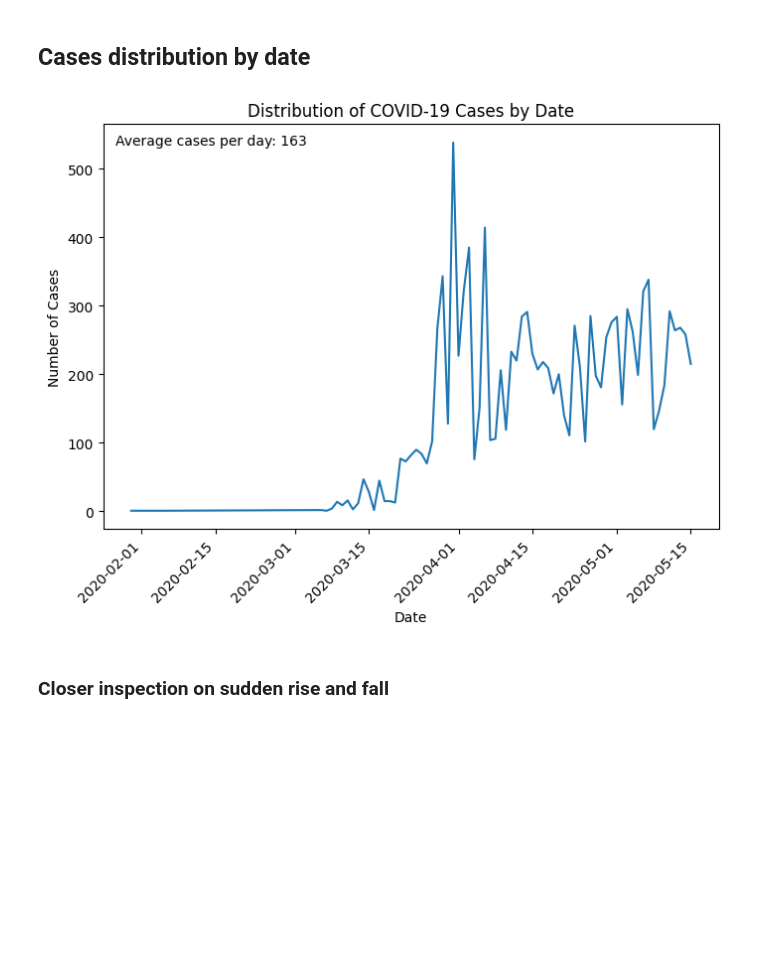
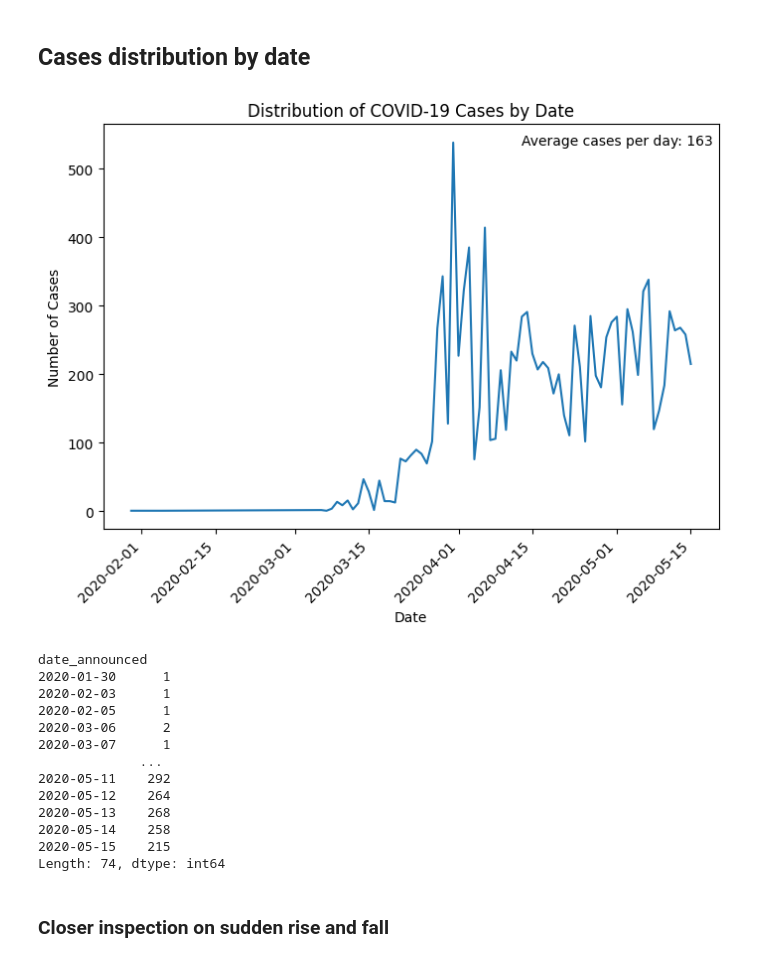
Before and after one commit to Ashvalano/covid_data_analysis, a Jupyter notebook: covid analysis.ipynb, the cells around one changed output. Cells and saved outputs as stored; diff of their text form; code cells hidden in the pictures; blank space fills up the shorter version.

```diff
--- a/covid analysis.ipynb
+++ b/covid analysis.ipynb
@@ -216,23 +216,37 @@ plt.show()
 # %%
 covidData['date_announced'] = pd.to_datetime(covidData['date_announced'])
 # covidData.info()
 
 cases_by_date = covidData.groupby('date_announced').size()
 mean_cases = cases_by_date.mean()
 
 plt.figure(figsize = (8,6))
 cases_by_date.plot()
 
 plt.xlabel('Date')
 plt.ylabel('Number of Cases')
 plt.title('Distribution of COVID-19 Cases by Date')
-plt.text(0.02, 0.95, f"Average cases per day: {int(mean_cases)}", transform=plt.gca().transAxes, ha='left')
+plt.text(0.68, 0.95, f"Average cases per day: {int(mean_cases)}",
+         transform=plt.gca().transAxes)
 
 plt.xticks(rotation=45)
 plt.show()
-# print(cases_by_date)
+print(cases_by_date)
 # %% [output]
-[figure, old version]
+[figure, new version]
+date_announced
+2020-01-30      1
+2020-02-03      1
+2020-02-05      1
+2020-03-06      2
+2020-03-07      1
+             ...
+2020-05-11    292
+2020-05-12    264
+2020-05-13    268
+2020-05-14    258
+2020-05-15    215
+Length: 74, dtype: int64
 # %% [markdown]
 ### Closer inspection on sudden rise and fall
 # %%
```
Also changed, not shown: parts of 3 cells of this notebook.
